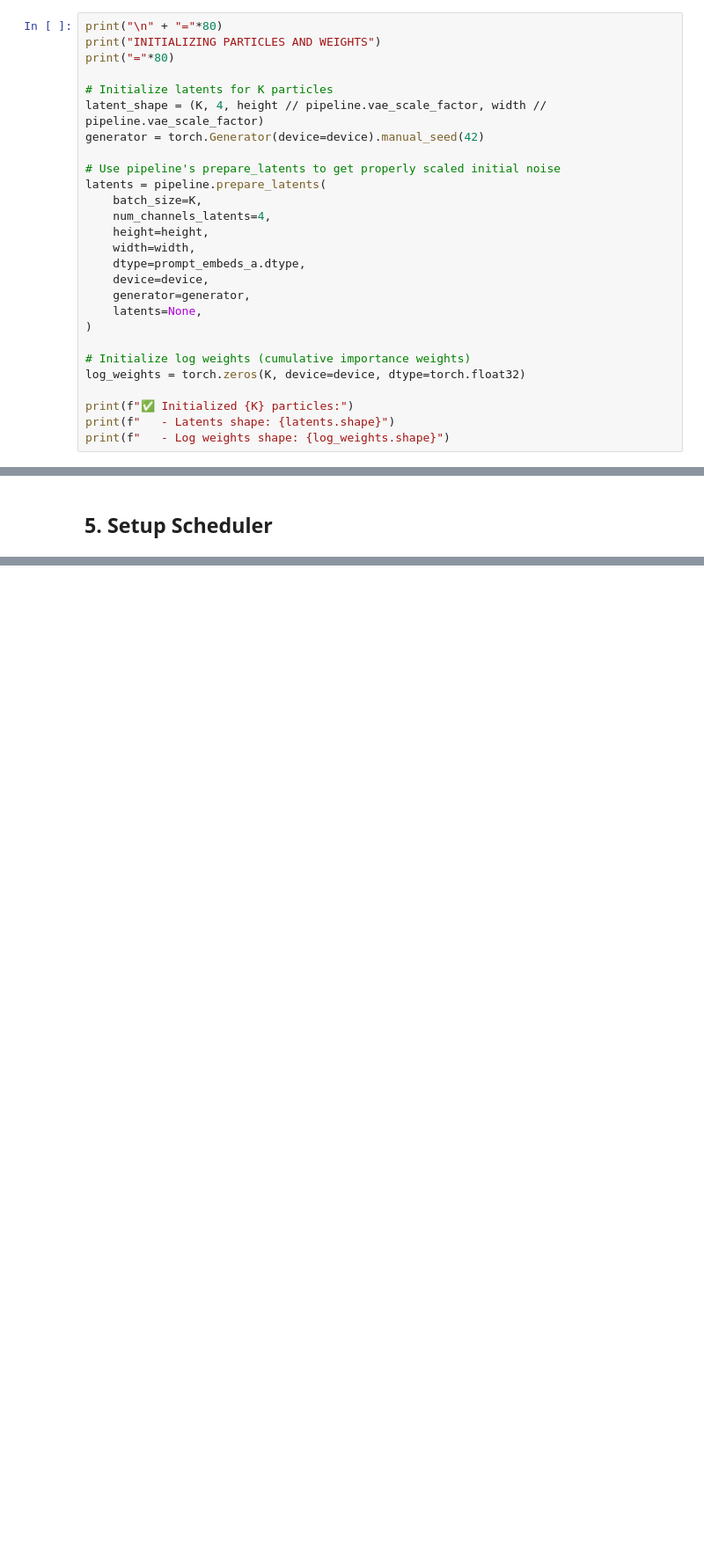
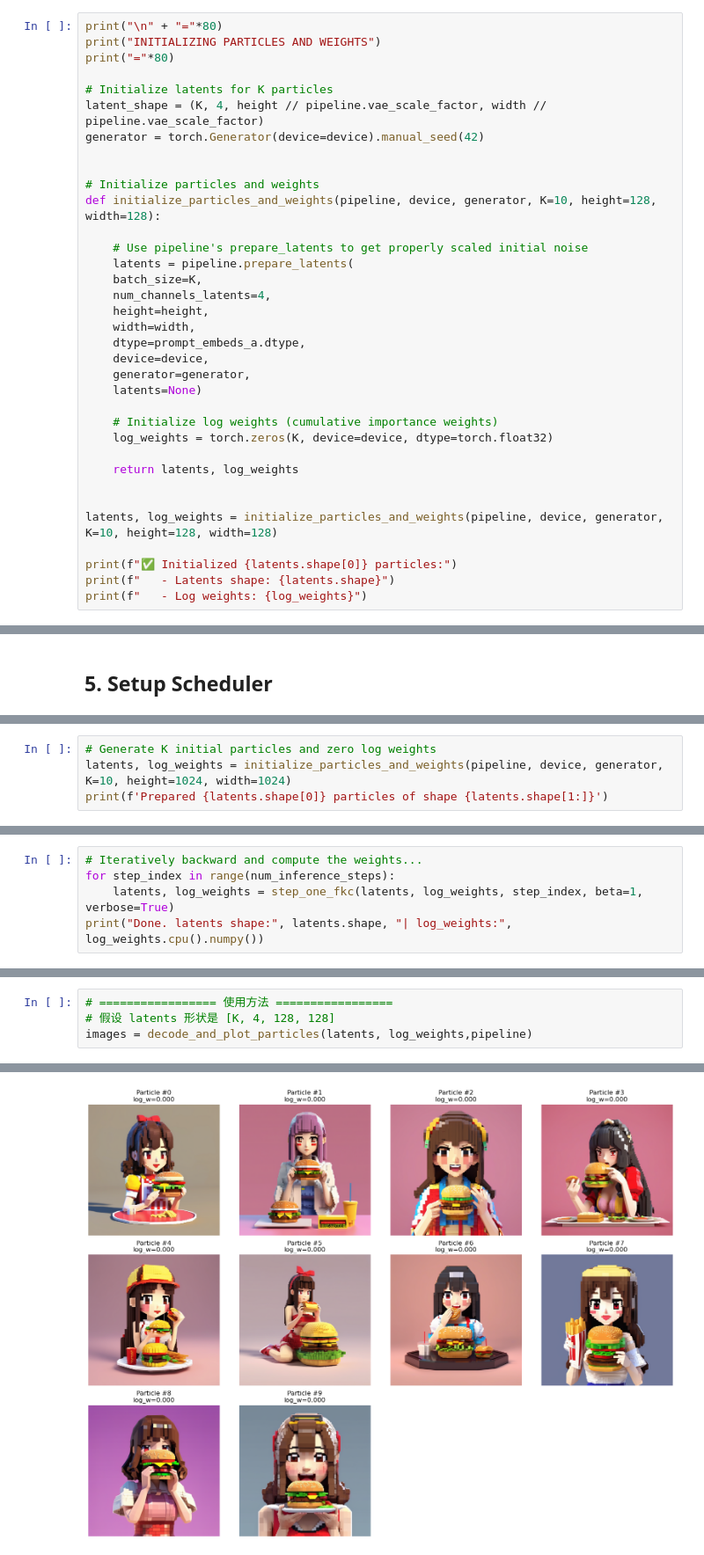
Before and after one commit to CaptainAmu/diffusers, a Jupyter notebook: MY_EXPERIMENTS/FK_correct_loras.ipynb, the cells around one changed output, grey strips where cells are left out. Shown at 88% size. Drawn from its saved outputs; the diff is of its cells as text; blank space fills up the shorter version.

```diff
--- a/MY_EXPERIMENTS/FK_correct_loras.ipynb
+++ b/MY_EXPERIMENTS/FK_correct_loras.ipynb
@@ -234,8 +257,12 @@ print("="*80)
 latent_shape = (K, 4, height // pipeline.vae_scale_factor, width // pipeline.vae_scale_factor)
 generator = torch.Generator(device=device).manual_seed(42)
 
-# Use pipeline's prepare_latents to get properly scaled initial noise
-latents = pipeline.prepare_latents(
+
+# Initialize particles and weights
+def initialize_particles_and_weights(pipeline, device, generator, K=10, height=128, width=128):
+
+    # Use pipeline's prepare_latents to get properly scaled initial noise
+    latents = pipeline.prepare_latents(
     batch_size=K,
     num_channels_latents=4,
     height=height,
@@ -243,15 +270,19 @@ latents = pipeline.prepare_latents(
     dtype=prompt_embeds_a.dtype,
     device=device,
     generator=generator,
-    latents=None,
-)
+    latents=None)
 
-# Initialize log weights (cumulative importance weights)
-log_weights = torch.zeros(K, device=device, dtype=torch.float32)
+    # Initialize log weights (cumulative importance weights)
+    log_weights = torch.zeros(K, device=device, dtype=torch.float32)
 
-print(f"✅ Initialized {K} particles:")
+    return latents, log_weights
+
+
+latents, log_weights = initialize_particles_and_weights(pipeline, device, generator, K=10, height=128, width=128)
+
+print(f"✅ Initialized {latents.shape[0]} particles:")
 print(f"   - Latents shape: {latents.shape}")
-print(f"   - Log weights shape: {log_weights.shape}")
+print(f"   - Log weights: {log_weights}")
 # %% [output]
 ================================================================================
 INITIALIZING PARTICLES AND WEIGHTS
@@ -422,0 +452,4 @@ OutOfMemoryError: CUDA out of memory. Tried to allocate 80.00 MiB. GPU 0 has a t
+# %%
+# Generate K initial particles and zero log weights
+latents, log_weights = initialize_particles_and_weights(pipeline, device, generator, K=10, height=1024, width=1024)
+print(f'Prepared {latents.shape[0]} particles of shape {latents.shape[1:]}')
@@ -422,0 +458,5 @@ OutOfMemoryError: CUDA out of memory. Tried to allocate 80.00 MiB. GPU 0 has a t
+# %%
+# Iteratively backward and compute the weights...
+for step_index in range(num_inference_steps):
+    latents, log_weights = step_one_fkc(latents, log_weights, step_index, beta=1, verbose=True)
+print("Done. latents shape:", latents.shape, "| log_weights:", log_weights.cpu().numpy())
@@ -422,0 +548,5 @@ OutOfMemoryError: CUDA out of memory. Tried to allocate 80.00 MiB. GPU 0 has a t
+# %%
+# ================= 使用方法 =================
+# 假设 latents 形状是 [K, 4, 128, 128]
+images = decode_and_plot_particles(latents, log_weights,pipeline)
+# %% [output]
@@ -422,0 +554 @@ OutOfMemoryError: CUDA out of memory. Tried to allocate 80.00 MiB. GPU 0 has a t
+[figure, added]
```
Also changed, not shown: parts of 22 cells of this notebook, 1 other file.
